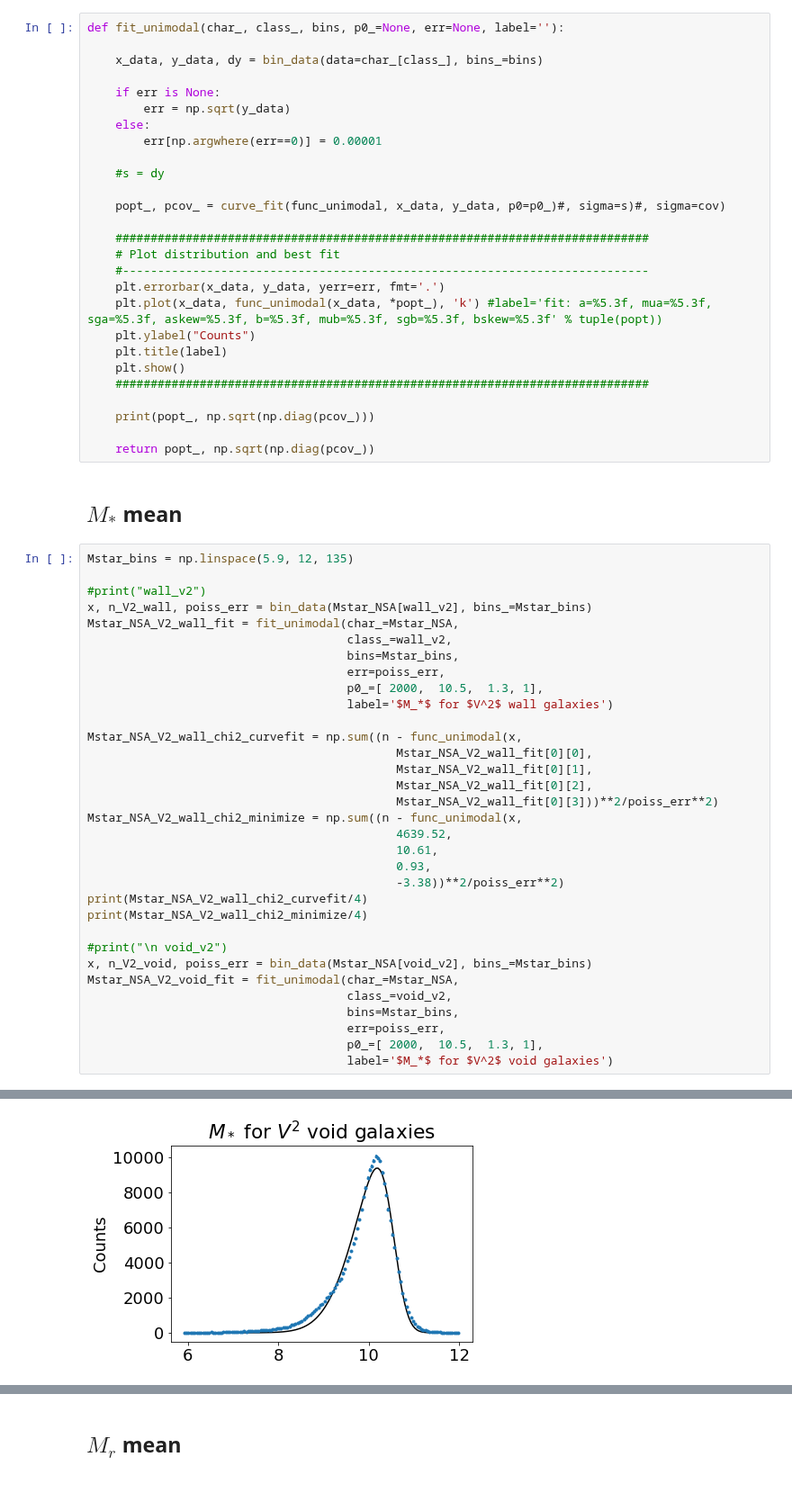
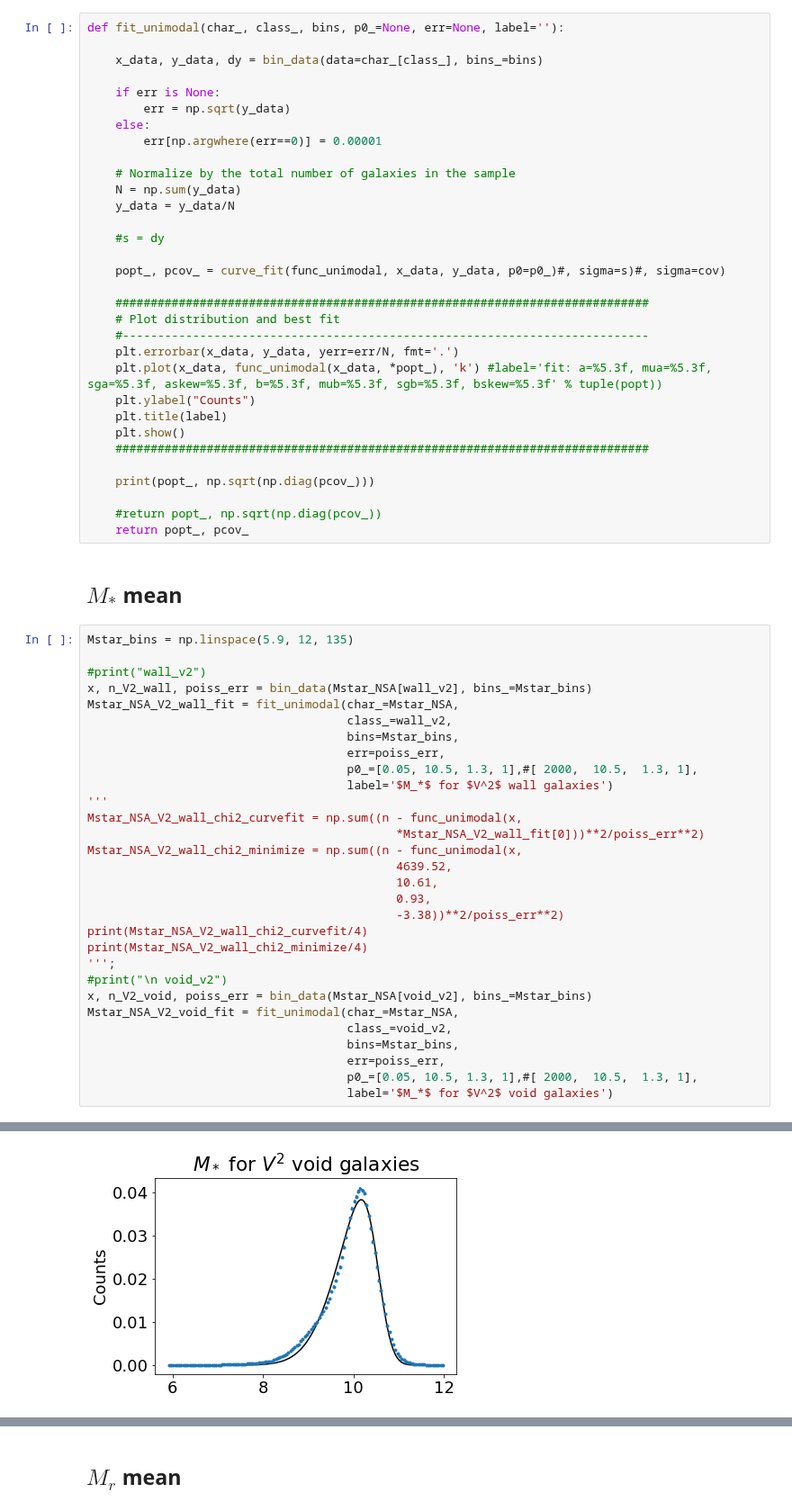
Before and after one commit to DESI-UR/Void_analysis, a Jupyter notebook: nb/Fatima_Zaidouni/mean_fits.ipynb, the cells around one changed output, grey strips where cells are left out. Shown at 90% size. Drawn from its saved outputs; the diff is of its cells as text.

```diff
--- a/nb/Fatima_Zaidouni/mean_fits.ipynb
+++ b/nb/Fatima_Zaidouni/mean_fits.ipynb
@@ -232,6 +226,10 @@ def fit_unimodal(char_, class_, bins, p0_=None, err=None, label=''):
     else:
         err[np.argwhere(err==0)] = 0.00001
 
+    # Normalize by the total number of galaxies in the sample
+    N = np.sum(y_data)
+    y_data = y_data/N
+
     #s = dy
 
     popt_, pcov_ = curve_fit(func_unimodal, x_data, y_data, p0=p0_)#, sigma=s)#, sigma=cov)
@@ -239,7 +237,7 @@ def fit_unimodal(char_, class_, bins, p0_=None, err=None, label=''):
     ############################################################################
     # Plot distribution and best fit
     #---------------------------------------------------------------------------
-    plt.errorbar(x_data, y_data, yerr=err, fmt='.')
+    plt.errorbar(x_data, y_data, yerr=err/N, fmt='.')
     plt.plot(x_data, func_unimodal(x_data, *popt_), 'k') #label='fit: a=%5.3f, mua=%5.3f, sga=%5.3f, askew=%5.3f, b=%5.3f, mub=%5.3f, sgb=%5.3f, bskew=%5.3f' % tuple(popt))
     plt.ylabel("Counts")
     plt.title(label)
@@ -248,7 +246,8 @@ def fit_unimodal(char_, class_, bins, p0_=None, err=None, label=''):
 
     print(popt_, np.sqrt(np.diag(pcov_)))
 
-    return popt_, np.sqrt(np.diag(pcov_))
+    #return popt_, np.sqrt(np.diag(pcov_))
+    return popt_, pcov_
 # %% [markdown]
 ## $M_*$ mean
 # %%
@@ -260,14 +259,11 @@ Mstar_NSA_V2_wall_fit = fit_unimodal(char_=Mstar_NSA,
                                      class_=wall_v2,
                                      bins=Mstar_bins,
                                      err=poiss_err,
-                                     p0_=[ 2000,  10.5,  1.3, 1],
+                                     p0_=[0.05, 10.5, 1.3, 1],#[ 2000,  10.5,  1.3, 1],
                                      label='$M_*$ for $V^2$ wall galaxies')
-
+'''
 Mstar_NSA_V2_wall_chi2_curvefit = np.sum((n - func_unimodal(x,
-                                            Mstar_NSA_V2_wall_fit[0][0],
-                                            Mstar_NSA_V2_wall_fit[0][1],
-                                            Mstar_NSA_V2_wall_fit[0][2],
-                                            Mstar_NSA_V2_wall_fit[0][3]))**2/poiss_err**2)
+                                            *Mstar_NSA_V2_wall_fit[0]))**2/poiss_err**2)
 Mstar_NSA_V2_wall_chi2_minimize = np.sum((n - func_unimodal(x,
                                             4639.52,
                                             10.61,
@@ -275,13 +271,13 @@ Mstar_NSA_V2_wall_chi2_minimize = np.sum((n - func_unimodal(x,
                                             -3.38))**2/poiss_err**2)
 print(Mstar_NSA_V2_wall_chi2_curvefit/4)
 print(Mstar_NSA_V2_wall_chi2_minimize/4)
-
+''';
 #print("\n void_v2")
 x, n_V2_void, poiss_err = bin_data(Mstar_NSA[void_v2], bins_=Mstar_bins)
 Mstar_NSA_V2_void_fit = fit_unimodal(char_=Mstar_NSA,
                                      class_=void_v2,
                                      bins=Mstar_bins,
                                      err=poiss_err,
-                                     p0_=[ 2000,  10.5,  1.3, 1],
+                                     p0_=[0.05, 10.5, 1.3, 1],#[ 2000,  10.5,  1.3, 1],
                                      label='$M_*$ for $V^2$ void galaxies')
 # %% [output]
@@ -292 +286 @@ Mstar_NSA_V2_void_fit = fit_unimodal(char_=Mstar_NSA,
-[figure, old version]
+[figure, new version]
```
Also changed, not shown: parts of 17 cells of this notebook, 6 other files.
